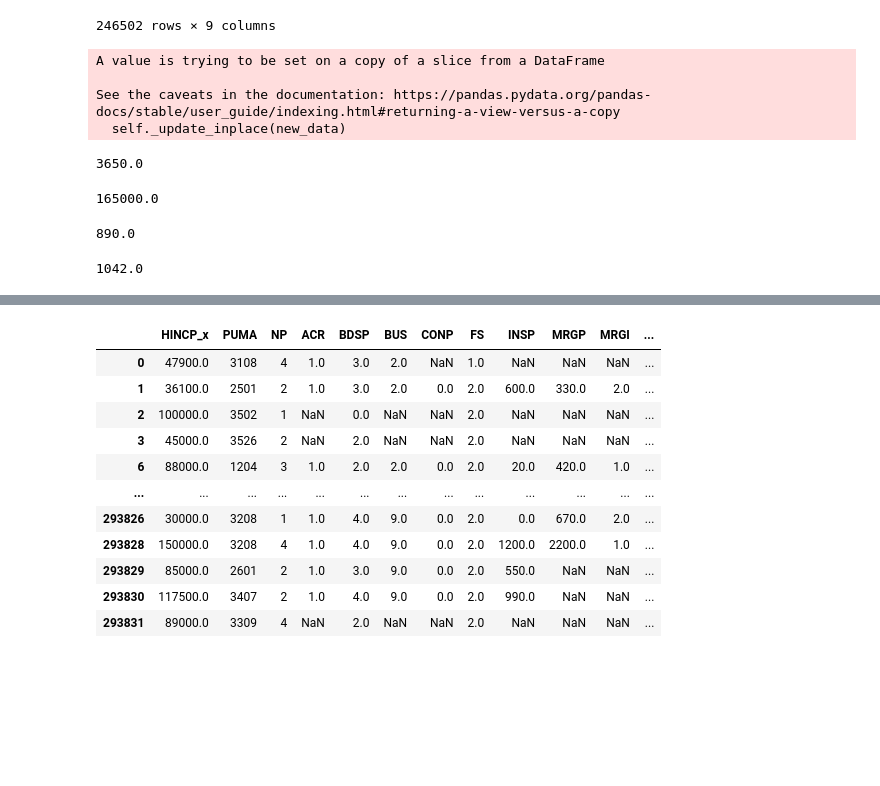
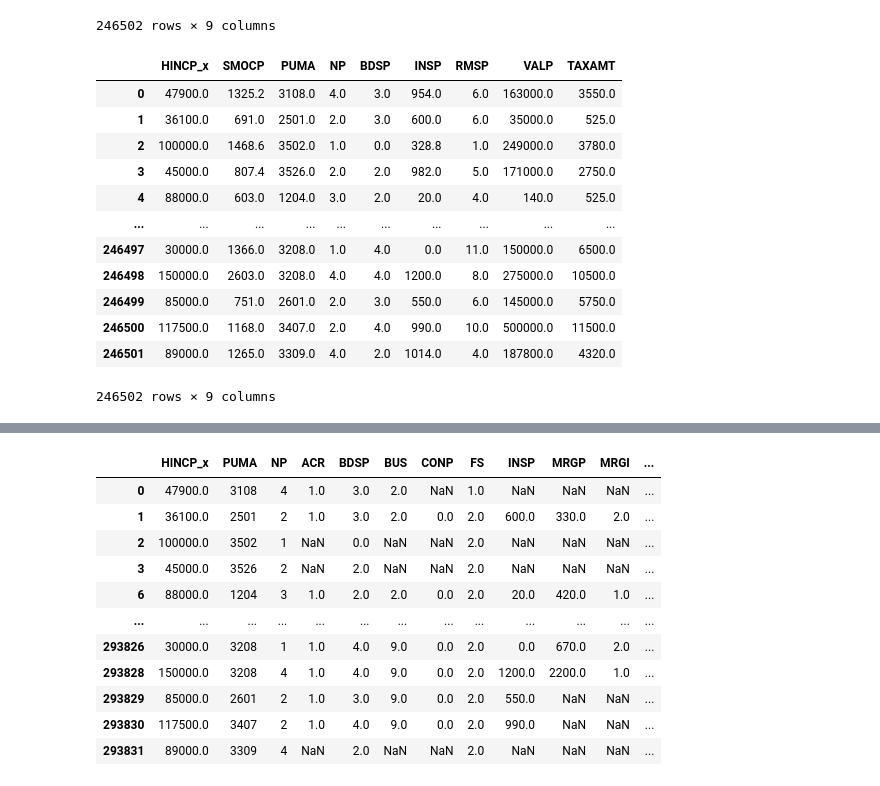
Before and after one commit to JohnhoyStephens/Capstone, a Jupyter notebook: Notebooks/Explortatory/Data_cleaning_processing.ipynb, the cells around one changed output, grey strips where cells are left out. Drawn from its saved outputs; the diff is of its cells as text; code cells hidden in the pictures; blank space fills up the shorter version.

```diff
--- a/Notebooks/Explortatory/Data_cleaning_processing.ipynb
+++ b/Notebooks/Explortatory/Data_cleaning_processing.ipynb
@@ -587,41 +596,51 @@ df1_numeric_dropepd_columns_v2
 | 293830 | 117500.0 | 1168.0 | 3407 | 2 | 4.0 | 990.0 | 10.0 | 500000.0 | 11500.0 |
 | 293831 | 89000.0 | NaN | 3309 | 4 | 2.0 | NaN | 4.0 | NaN | NaN |
 246502 rows × 9 columns
+# %%
+from sklearn.impute import KNNImputer
+imputer=KNNImputer(n_neighbors=5)
+new_df=pd.DataFrame(imputer.fit_transform(df1_numeric_dropepd_columns_v2))
+# %%
+new_df.columns= df1_numeric_dropepd_columns_v2.columns
+# %%
+new_df
+# %% [output]
+|  | HINCP_x | SMOCP | PUMA | NP | BDSP | INSP | RMSP | VALP | TAXAMT |
+| 0 | 47900.0 | 1325.2 | 3108.0 | 4.0 | 3.0 | 954.0 | 6.0 | 163000.0 | 3550.0 |
+| 1 | 36100.0 | 691.0 | 2501.0 | 2.0 | 3.0 | 600.0 | 6.0 | 35000.0 | 525.0 |
+| 2 | 100000.0 | 1468.6 | 3502.0 | 1.0 | 0.0 | 328.8 | 1.0 | 249000.0 | 3780.0 |
+| 3 | 45000.0 | 807.4 | 3526.0 | 2.0 | 2.0 | 982.0 | 5.0 | 171000.0 | 2750.0 |
+| 4 | 88000.0 | 603.0 | 1204.0 | 3.0 | 2.0 | 20.0 | 4.0 | 140.0 | 525.0 |
+| ... | ... | ... | ... | ... | ... | ... | ... | ... | ... |
+| 246497 | 30000.0 | 1366.0 | 3208.0 | 1.0 | 4.0 | 0.0 | 11.0 | 150000.0 | 6500.0 |
+| 246498 | 150000.0 | 2603.0 | 3208.0 | 4.0 | 4.0 | 1200.0 | 8.0 | 275000.0 | 10500.0 |
+| 246499 | 85000.0 | 751.0 | 2601.0 | 2.0 | 3.0 | 550.0 | 6.0 | 145000.0 | 5750.0 |
+| 246500 | 117500.0 | 1168.0 | 3407.0 | 2.0 | 4.0 | 990.0 | 10.0 | 500000.0 | 11500.0 |
+| 246501 | 89000.0 | 1265.0 | 3309.0 | 4.0 | 2.0 | 1014.0 | 4.0 | 187800.0 | 4320.0 |
+246502 rows × 9 columns
 # %%
-#imputing data for the TAXAMT columun
-tax_meadian=df1_numeric_dropepd_columns[df1_numeric_dropepd_columns.TAXAMT>0]
-taxx_meadian=tax_meadian.TAXAMT.median()
-df1_numeric_dropepd_columns_v2.TAXAMT.replace(np.nan,taxx_meadian,inplace=True)
-taxx_meadian
+# #imputing data for the TAXAMT columun
+# tax_meadian=df1_numeric_dropepd_columns[df1_numeric_dropepd_columns.TAXAMT>0]
+# taxx_meadian=tax_meadian.TAXAMT.median()
+# df1_numeric_dropepd_columns_v2.TAXAMT.replace(np.nan,taxx_meadian,inplace=True)
+# taxx_meadian
-# %% [output]
-A value is trying to be set on a copy of a slice from a DataFrame
-
-See the caveats in the documentation: https://pandas.pydata.org/pandas-docs/stable/user_guide/indexing.html#returning-a-view-versus-a-copy
-  self._update_inplace(new_data)
-3650.0
 # %%
-#imputing data for the VALP columun
-val_meadian=df1_numeric_dropepd_columns[df1_numeric_dropepd_columns.VALP>0]
-vall_meadian=val_meadian.VALP.median()
-df1_numeric_dropepd_columns_v2.VALP.replace(np.nan,vall_meadian,inplace=True)
-vall_meadian
+# #imputing data for the VALP columun
+# val_meadian=df1_numeric_dropepd_columns[df1_numeric_dropepd_columns.VALP>0]
+# vall_meadian=val_meadian.VALP.median()
+# df1_numeric_dropepd_columns_v2.VALP.replace(np.nan,vall_meadian,inplace=True)
+# vall_meadian
-# %% [output]
-165000.0
 # %%
-#imputing data for the INSP columun
-insp_meadian=df1_numeric_dropepd_columns[df1_numeric_dropepd_columns.INSP>0]
-inspp_meadian=insp_meadian.INSP.median()
-df1_numeric_dropepd_columns_v2.INSP.replace(np.nan,inspp_meadian,inplace=True)
-inspp_meadian
+# #imputing data for the INSP columun
+# insp_meadian=df1_numeric_dropepd_columns[df1_numeric_dropepd_columns.INSP>0]
+# inspp_meadian=insp_meadian.INSP.median()
+# df1_numeric_dropepd_columns_v2.INSP.replace(np.nan,inspp_meadian,inplace=True)
+# inspp_meadian
-# %% [output]
-890.0
 # %%
-#imputing data for the SMOCP columun
-smocp_meadian=df1_numeric_dropepd_columns[df1_numeric_dropepd_columns.SMOCP>0]
-smocpp_meadian=smocp_meadian.SMOCP.median()
-df1_numeric_dropepd_columns_v2.SMOCP.replace(np.nan,smocpp_meadian,inplace=True)
-smocpp_meadian
+# #imputing data for the SMOCP columun
+# smocp_meadian=df1_numeric_dropepd_columns[df1_numeric_dropepd_columns.SMOCP>0]
+# smocpp_meadian=smocp_meadian.SMOCP.median()
+# df1_numeric_dropepd_columns_v2.SMOCP.replace(np.nan,smocpp_meadian,inplace=True)
+# smocpp_meadian
-# %% [output]
-1042.0
 # %%
 # Finally have the numeric data frame imputed next is the categorical data
```
Also changed, not shown: parts of 15 cells of this notebook, 2 other files.
